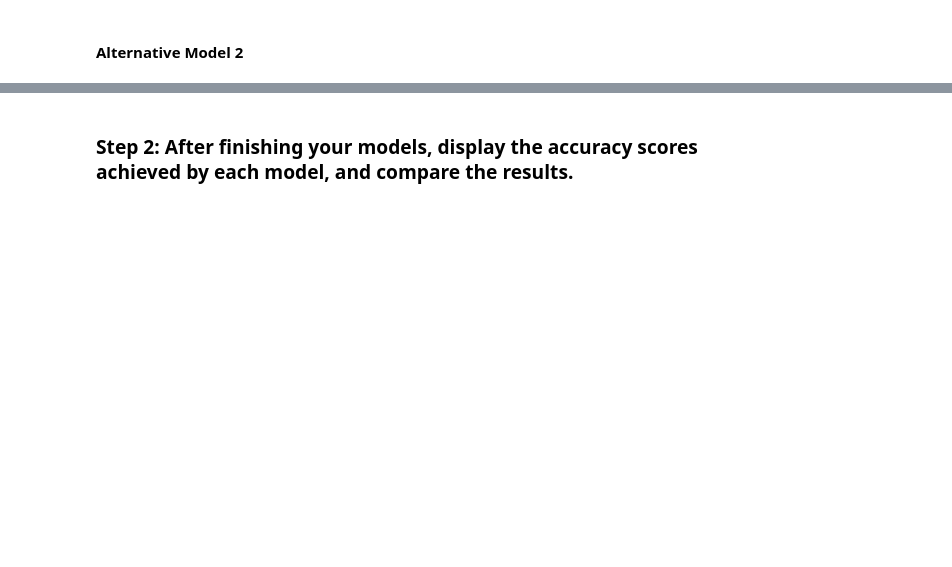
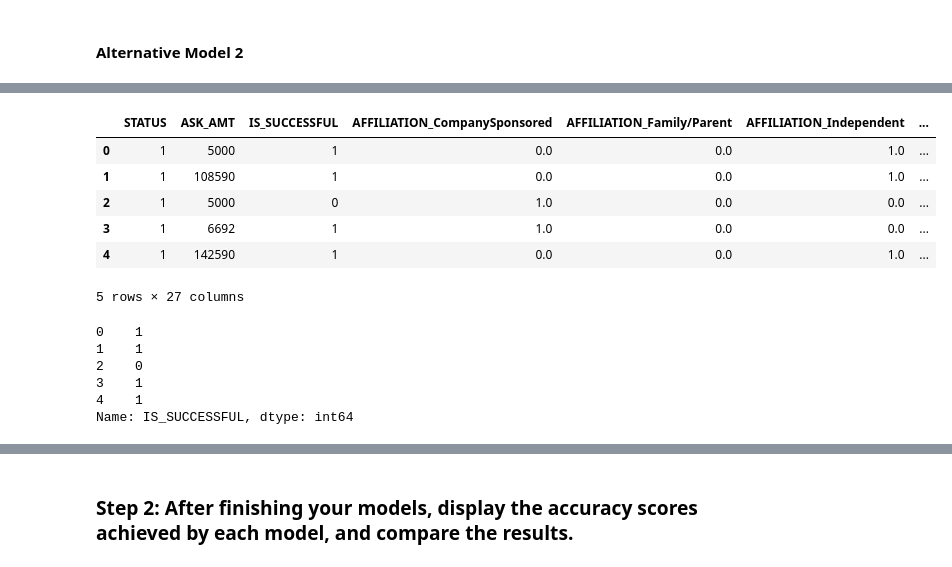
Before and after one commit to jkerr13/venture_funding_module_13, a Jupyter notebook: Colab_venture_funding_with_deep_learning_jkerr13.ipynb, the cells around one changed output, grey strips where cells are left out. Drawn from its saved outputs; the diff is of its cells as text; code cells hidden in the pictures; blank space fills up the shorter version.

```diff
--- a/Colab_venture_funding_with_deep_learning_jkerr13.ipynb
+++ b/Colab_venture_funding_with_deep_learning_jkerr13.ipynb
@@ -455,0 +523,11 @@ fit_model_A1 = # YOUR CODE HERE
+# %%
+# Choose the categorical variables to evaluate
+categorical_variables_A2 = [
+    'AFFILIATION',
+    'USE_CASE',
+    'ORGANIZATION',
+    'INCOME_AMT'
+    ]
+
+# Display the categorical variables list
+categorical_variables_A2
@@ -455,0 +539,12 @@ fit_model_A1 = # YOUR CODE HERE
+# %%
+# Encode the categorcal variables using OneHotEncoder
+encoded_data_A2 = enc.fit_transform(applicant_data_df[categorical_variables_A2])
+# %%
+# Create a DataFrame with the encoded variables
+encoded_df_A2 = pd.DataFrame(
+    encoded_data_A2,
+    columns = enc.get_feature_names_out(categorical_variables_A2)
+)
+
+# Review the DataFrame
+encoded_df_A2.head()
@@ -455,0 +559,35 @@ fit_model_A1 = # YOUR CODE HERE
+# %%
+# Add the numerical variables from the original DataFrame to the one-hot encoding DataFrame
+numerical_variables_A2 = applicant_data_df.drop(columns = categorical_variables)
+
+encoded_df_A2 = pd.concat(
+    [
+    numerical_variables_A2,
+    encoded_df_A2
+    ],
+    axis=1
+)
+
+# Review the DataFrame
+encoded_df_A2.head()
+# %% [output]
+|  | STATUS | ASK_AMT | IS_SUCCESSFUL | AFFILIATION_CompanySponsored | AFFILIATION_Family/Parent | AFFILIATION_Independent | ... |
+| 0 | 1 | 5000 | 1 | 0.0 | 0.0 | 1.0 | ... |
+| 1 | 1 | 108590 | 1 | 0.0 | 0.0 | 1.0 | ... |
+| 2 | 1 | 5000 | 0 | 1.0 | 0.0 | 0.0 | ... |
+| 3 | 1 | 6692 | 1 | 1.0 | 0.0 | 0.0 | ... |
+| 4 | 1 | 142590 | 1 | 0.0 | 0.0 | 1.0 | ... |
+5 rows × 27 columns
+# %%
+# Define the target set y using the IS_SUCCESSFUL column
+y_A2 = encoded_df_A2['IS_SUCCESSFUL']
+
+# Display a sample of y
+y_A2.head()
+# %% [output]
+0    1
+1    1
+2    0
+3    1
+4    1
+Name: IS_SUCCESSFUL, dtype: int64
```
Also changed, not shown: parts of 37 cells of this notebook, 5 other files.
